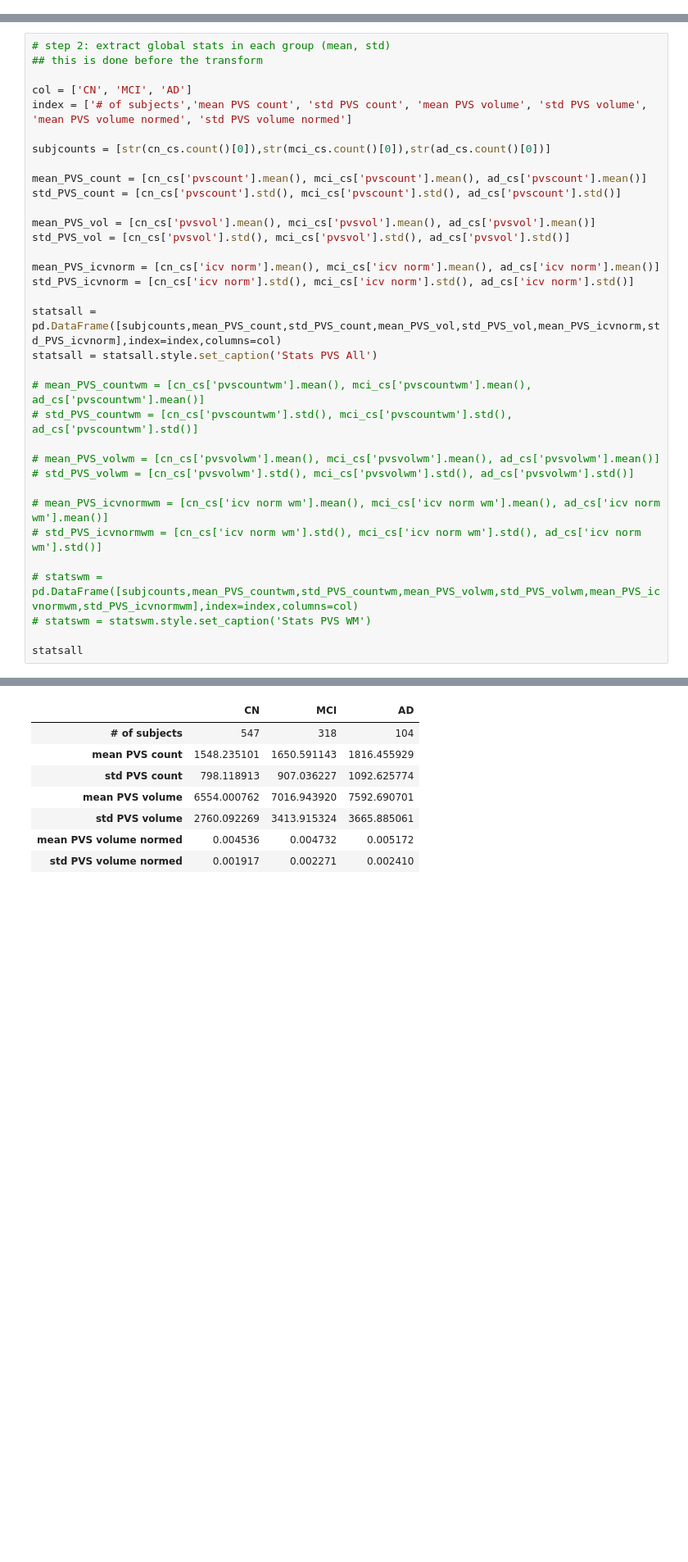
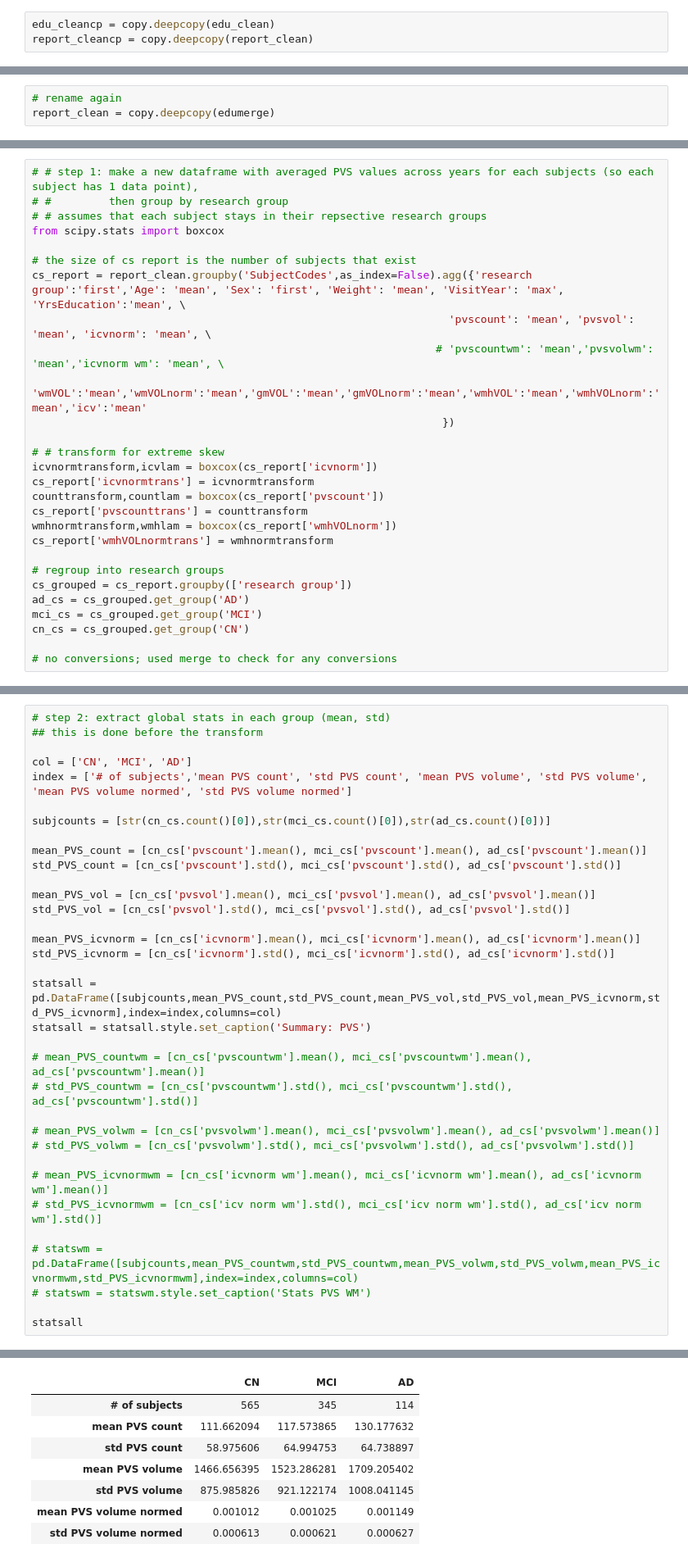
Before and after one commit to cind/pijp-frangi, a Jupyter notebook: pijp_frangi/stat_analysis.ipynb, the cells around one changed output, grey strips where cells are left out. Shown at 82% size. Saved outputs shown, nothing was run; the diff lists cells and outputs as text; blank space fills up the shorter version.

```diff
--- a/pijp_frangi/stat_analysis.ipynb
+++ b/pijp_frangi/stat_analysis.ipynb
@@ -227,0 +302,3 @@ report_clean = copy.deepcopy(mcifixmerge)
+# %%
+edu_cleancp = copy.deepcopy(edu_clean)
+report_cleancp = copy.deepcopy(report_clean)
@@ -227,0 +313,3 @@ report_clean = copy.deepcopy(mcifixmerge)
+# %%
+# rename again
+report_clean = copy.deepcopy(edumerge)
@@ -227,0 +398,28 @@ report_clean = copy.deepcopy(mcifixmerge)
+# %%
+# # step 1: make a new dataframe with averaged PVS values across years for each subjects (so each subject has 1 data point),
+# #         then group by research group
+# # assumes that each subject stays in their repsective research groups
+from scipy.stats import boxcox
+
+# the size of cs report is the number of subjects that exist
+cs_report = report_clean.groupby('SubjectCodes',as_index=False).agg({'research group':'first','Age': 'mean', 'Sex': 'first', 'Weight': 'mean', 'VisitYear': 'max', 'YrsEducation':'mean', \
+                                                                 'pvscount': 'mean', 'pvsvol': 'mean', 'icvnorm': 'mean', \
+                                                               # 'pvscountwm': 'mean','pvsvolwm': 'mean','icvnorm wm': 'mean', \
+                                                                'wmVOL':'mean','wmVOLnorm':'mean','gmVOL':'mean','gmVOLnorm':'mean','wmhVOL':'mean','wmhVOLnorm':'mean','icv':'mean'
+                                                                })
+
+# # transform for extreme skew
+icvnormtransform,icvlam = boxcox(cs_report['icvnorm'])
+cs_report['icvnormtrans'] = icvnormtransform
+counttransform,countlam = boxcox(cs_report['pvscount'])
+cs_report['pvscounttrans'] = counttransform
+wmhnormtransform,wmhlam = boxcox(cs_report['wmhVOLnorm'])
+cs_report['wmhVOLnormtrans'] = wmhnormtransform
+
+# regroup into research groups
+cs_grouped = cs_report.groupby(['research group'])
+ad_cs = cs_grouped.get_group('AD')
+mci_cs = cs_grouped.get_group('MCI')
+cn_cs = cs_grouped.get_group('CN')
+
+# no conversions; used merge to check for any conversions
@@ -355,11 +473,11 @@ std_PVS_count = [cn_cs['pvscount'].std(), mci_cs['pvscount'].std(), ad_cs['pvsco
 mean_PVS_vol = [cn_cs['pvsvol'].mean(), mci_cs['pvsvol'].mean(), ad_cs['pvsvol'].mean()]
 std_PVS_vol = [cn_cs['pvsvol'].std(), mci_cs['pvsvol'].std(), ad_cs['pvsvol'].std()]
 
-mean_PVS_icvnorm = [cn_cs['icv norm'].mean(), mci_cs['icv norm'].mean(), ad_cs['icv norm'].mean()]
-std_PVS_icvnorm = [cn_cs['icv norm'].std(), mci_cs['icv norm'].std(), ad_cs['icv norm'].std()]
+mean_PVS_icvnorm = [cn_cs['icvnorm'].mean(), mci_cs['icvnorm'].mean(), ad_cs['icvnorm'].mean()]
+std_PVS_icvnorm = [cn_cs['icvnorm'].std(), mci_cs['icvnorm'].std(), ad_cs['icvnorm'].std()]
 
 statsall = pd.DataFrame([subjcounts,mean_PVS_count,std_PVS_count,mean_PVS_vol,std_PVS_vol,mean_PVS_icvnorm,std_PVS_icvnorm],index=index,columns=col)
-statsall = statsall.style.set_caption('Stats PVS All')
+statsall = statsall.style.set_caption('Summary: PVS')
 
 # mean_PVS_countwm = [cn_cs['pvscountwm'].mean(), mci_cs['pvscountwm'].mean(), ad_cs['pvscountwm'].mean()]
 # std_PVS_countwm = [cn_cs['pvscountwm'].std(), mci_cs['pvscountwm'].std(), ad_cs['pvscountwm'].std()]
@@ -367,7 +485,7 @@ statsall = statsall.style.set_caption('Stats PVS All')
 # mean_PVS_volwm = [cn_cs['pvsvolwm'].mean(), mci_cs['pvsvolwm'].mean(), ad_cs['pvsvolwm'].mean()]
 # std_PVS_volwm = [cn_cs['pvsvolwm'].std(), mci_cs['pvsvolwm'].std(), ad_cs['pvsvolwm'].std()]
 
-# mean_PVS_icvnormwm = [cn_cs['icv norm wm'].mean(), mci_cs['icv norm wm'].mean(), ad_cs['icv norm wm'].mean()]
+# mean_PVS_icvnormwm = [cn_cs['icvnorm wm'].mean(), mci_cs['icvnorm wm'].mean(), ad_cs['icvnorm wm'].mean()]
 # std_PVS_icvnormwm = [cn_cs['icv norm wm'].std(), mci_cs['icv norm wm'].std(), ad_cs['icv norm wm'].std()]
 
 # statswm = pd.DataFrame([subjcounts,mean_PVS_countwm,std_PVS_countwm,mean_PVS_volwm,std_PVS_volwm,mean_PVS_icvnormwm,std_PVS_icvnormwm],index=index,columns=col)
@@ -379,8 +497,8 @@ Stats PVS All
 |  | CN | MCI | AD |
-| # of subjects | 547 | 318 | 104 |
-| mean PVS count | 1548.235101 | 1650.591143 | 1816.455929 |
-| std PVS count | 798.118913 | 907.036227 | 1092.625774 |
-| mean PVS volume | 6554.000762 | 7016.943920 | 7592.690701 |
-| std PVS volume | 2760.092269 | 3413.915324 | 3665.885061 |
-| mean PVS volume normed | 0.004536 | 0.004732 | 0.005172 |
-| std PVS volume normed | 0.001917 | 0.002271 | 0.002410 |
+| # of subjects | 565 | 345 | 114 |
+| mean PVS count | 111.662094 | 117.573865 | 130.177632 |
+| std PVS count | 58.975606 | 64.994753 | 64.738897 |
+| mean PVS volume | 1466.656395 | 1523.286281 | 1709.205402 |
+| std PVS volume | 875.985826 | 921.122174 | 1008.041145 |
+| mean PVS volume normed | 0.001012 | 0.001025 | 0.001149 |
+| std PVS volume normed | 0.000613 | 0.000621 | 0.000627 |
```
Also changed, not shown: parts of 119 cells of this notebook, 1 other file.
